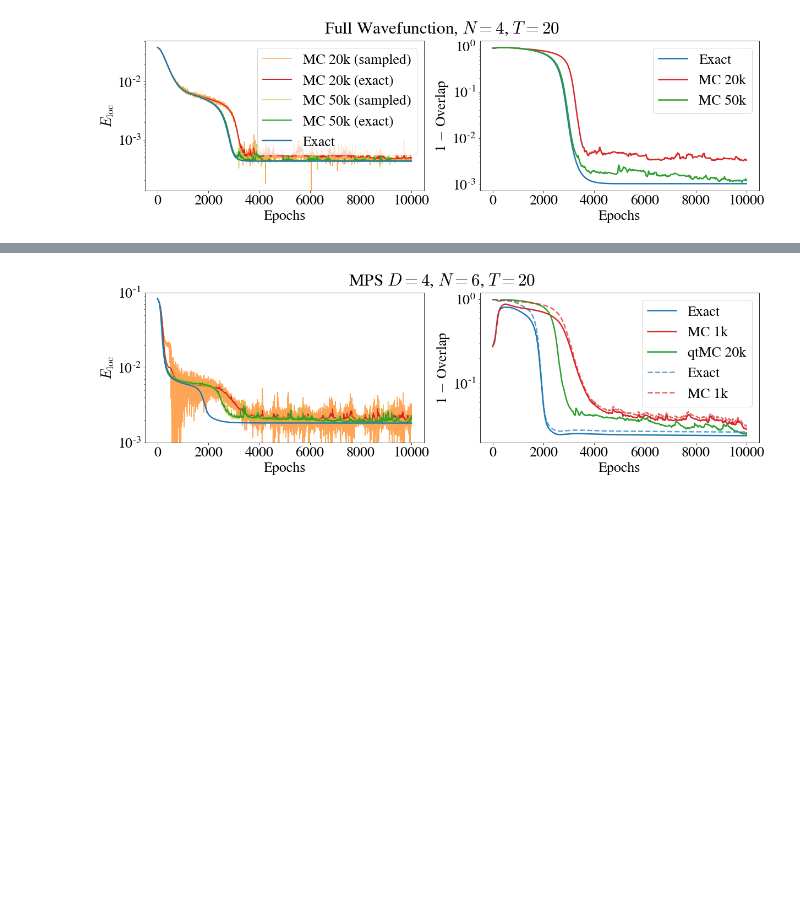
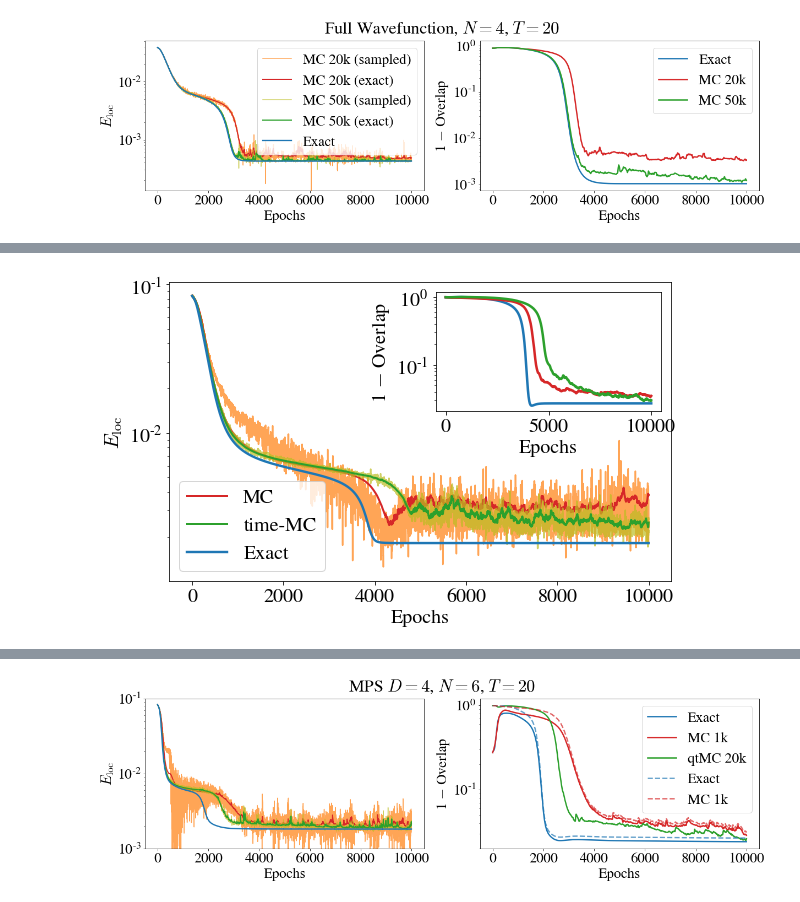
Before and after one commit to stavros11/Time-Evolution, a Jupyter notebook: plotter.ipynb, the cells around one changed output, grey strips where cells are left out. Cells and saved outputs as stored; diff of their text form; code cells hidden in the pictures; blank space fills up the shorter version.

```diff
--- a/plotter.ipynb
+++ b/plotter.ipynb
@@ -98,3 +98,43 @@ sampling2.close()
+# %%
+from mpl_toolkits.axes_grid.inset_locator import inset_axes
+machine_type = "fullwv"
+title_type = "Full Wavefunction"
+n_sites = 6
+time_steps = 20
+
+all_states = h5py.File("{}/N={}/allstates_{}_N{}M{}.h5py".format(data_dir, n_sites, machine_type, n_sites, time_steps), "r")
+sampling1 = h5py.File("{}/N={}/spacesampling{}_{}_N{}M{}.h5py".format(data_dir, n_sites, 1000, machine_type, n_sites, time_steps), "r")
+sampling2 = h5py.File("{}/N={}/sampling{}_{}_N{}M{}.h5py".format(data_dir, n_sites, 20000, machine_type, n_sites, time_steps), "r")
+
+fig, ax1 = plt.subplots(figsize=(9, 5.5))
+ax1.semilogy(sampling1["sampled_Eloc"][:].real, color=cp[1], alpha=0.7)
+ax1.semilogy(sampling1["exact_Eloc"][:].real, label="MC", color=cp[3], linewidth=2.0)
+ax1.semilogy(sampling2["sampled_Eloc"][:].real, color=cp[8], alpha=0.7)
+ax1.semilogy(sampling2["exact_Eloc"][:].real, label="time-MC", color=cp[2], linewidth=2.0)
+ax1.semilogy(all_states["exact_Eloc"][:].real, label="Exact", color=cp[0], linewidth=2.4)
+plt.xlabel("Epochs")
+plt.ylabel("$E_\mathrm{loc}$")
+
+plt.legend(loc="lower left", fontsize=20)
+
+inset_axes = inset_axes(ax1,
+                    width="45%", # width = 30% of parent_bbox
+                    height="40%", # height : 1 inch
+                    loc="upper right")
+
+plt.semilogy(1 - all_states["overlaps"][:], label="Exact", linewidth=2.5, color=cp[0])
+plt.semilogy(1 - sampling1["overlaps"][:], label="MC 1k", linewidth=2.5, color=cp[3])
+plt.semilogy(1 - sampling2["overlaps"][:], label="qtMC 20k", linewidth=2.5, color=cp[2])
+plt.xlabel("Epochs")
+plt.ylabel("1 $-$ Overlap")
+
+plt.savefig("fullwv_N6.pdf", bbox_inches='tight')
+
+all_states.close()
+sampling1.close()
+sampling2.close()
+# %% [output]
+[figure, added]
 # %%
 machine_type = "mpsD2"
 title_type = "MPS $D=2$"
```
Also changed, not shown: parts of 5 cells of this notebook, 4 other files.
